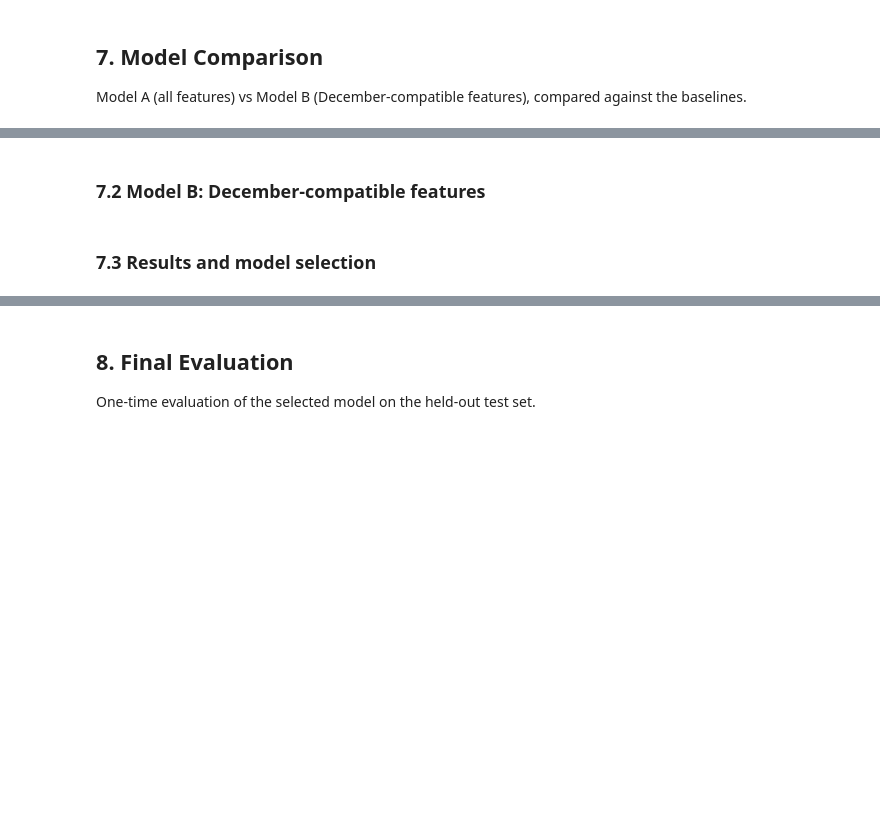
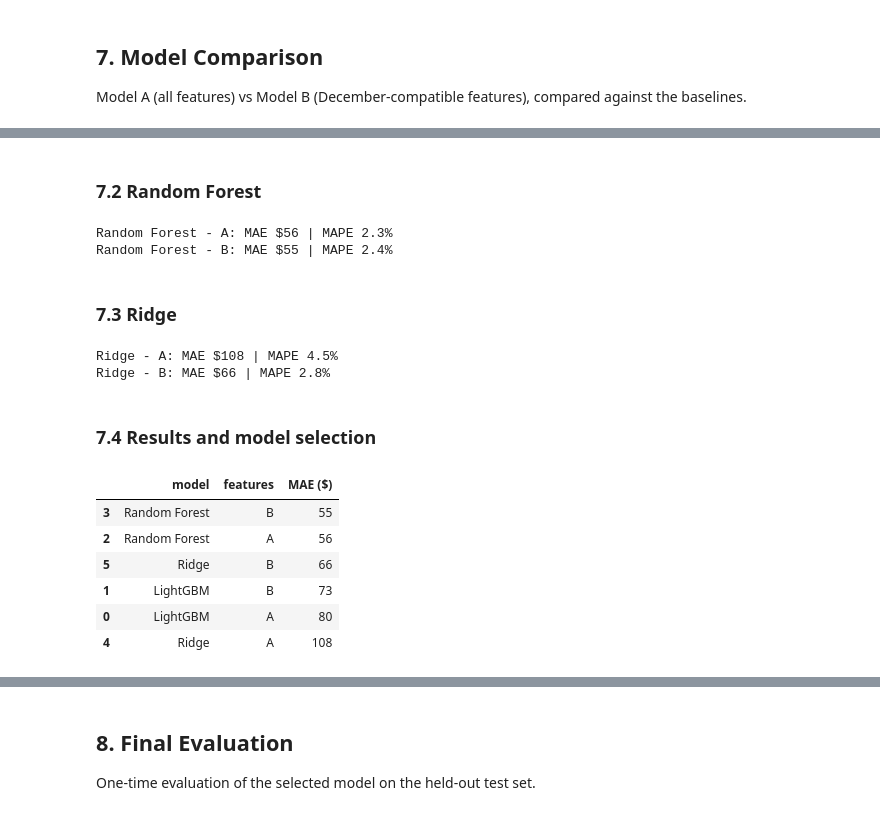
Before and after one commit to EstebanM-M/freight-rate-prediction, a Jupyter notebook: notebook.ipynb, the cells around one changed output, grey strips where cells are left out. Saved outputs shown, nothing was run; the diff lists cells and outputs as text; code cells hidden in the pictures; blank space fills up the shorter version.

Commit message:
Model Comparison

```diff
--- a/notebook.ipynb
+++ b/notebook.ipynb
@@ -585,0 +590,15 @@ Model A (all features) vs Model B (December-compatible features), compared again
+# %%
+results = []
+
+def fit_and_score(model_name, model, fs_name, features):
+    X_train = pd.get_dummies(train[features], columns=['equipment'])
+    X_test = pd.get_dummies(test[features], columns=['equipment'])
+    model.fit(X_train, train['rate_per_mile'])
+    pred_rate = model.predict(X_test) * test['distance']
+    evaluate(f'{model_name} - {fs_name}', test['posted_rate'], pred_rate)
+    results.append({
+        'model': model_name,
+        'features': fs_name,
+        'MAE ($)': round(mean_absolute_error(test['posted_rate'], pred_rate)),
+    })
+    return model, pred_rate
@@ -586,4 +611,28 @@ Model A (all features) vs Model B (December-compatible features), compared again
 # %% [markdown]
-### 7.2 Model B: December-compatible features
+### 7.2 Random Forest
+# %%
+rf_a, pred_rf_a = fit_and_score('Random Forest', RandomForestRegressor(n_estimators=200, n_jobs=-1, random_state=SEED), 'A', features_a)
+rf_b, pred_rf_b = fit_and_score('Random Forest', RandomForestRegressor(n_estimators=200, n_jobs=-1, random_state=SEED), 'B', features_b)
+# %% [output]
+Random Forest - A: MAE $56 | MAPE 2.3%
+Random Forest - B: MAE $55 | MAPE 2.4%
+# %% [markdown]
+### 7.3 Ridge
+# %%
+ridge_a, pred_ridge_a = fit_and_score('Ridge', Ridge(), 'A', features_a)
+ridge_b, pred_ridge_b = fit_and_score('Ridge', Ridge(), 'B', features_b)
+# %% [output]
+Ridge - A: MAE $108 | MAPE 4.5%
+Ridge - B: MAE $66 | MAPE 2.8%
 # %% [markdown]
-### 7.3 Results and model selection
+### 7.4 Results and model selection
+# %%
+pd.DataFrame(results).sort_values('MAE ($)')
+# %% [output]
+|  | model | features | MAE ($) |
+| 3 | Random Forest | B | 55 |
+| 2 | Random Forest | A | 56 |
+| 5 | Ridge | B | 66 |
+| 1 | LightGBM | B | 73 |
+| 0 | LightGBM | A | 80 |
+| 4 | Ridge | A | 108 |
```
Also changed, not shown: parts of 4 cells of this notebook.
